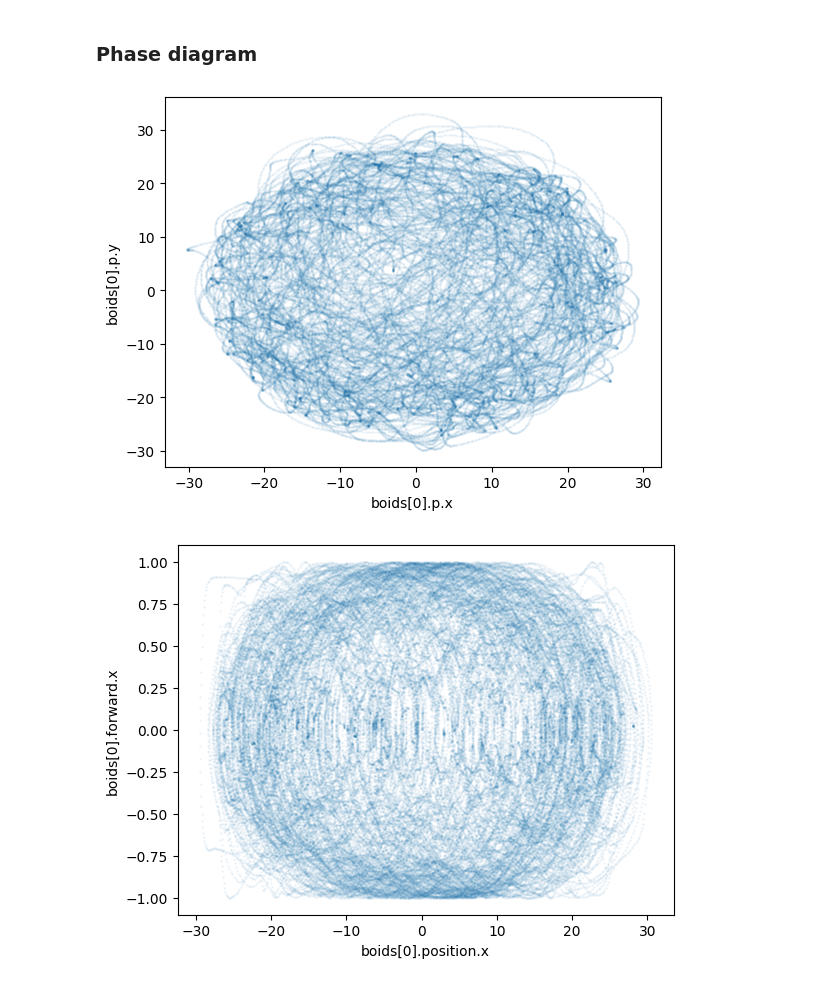
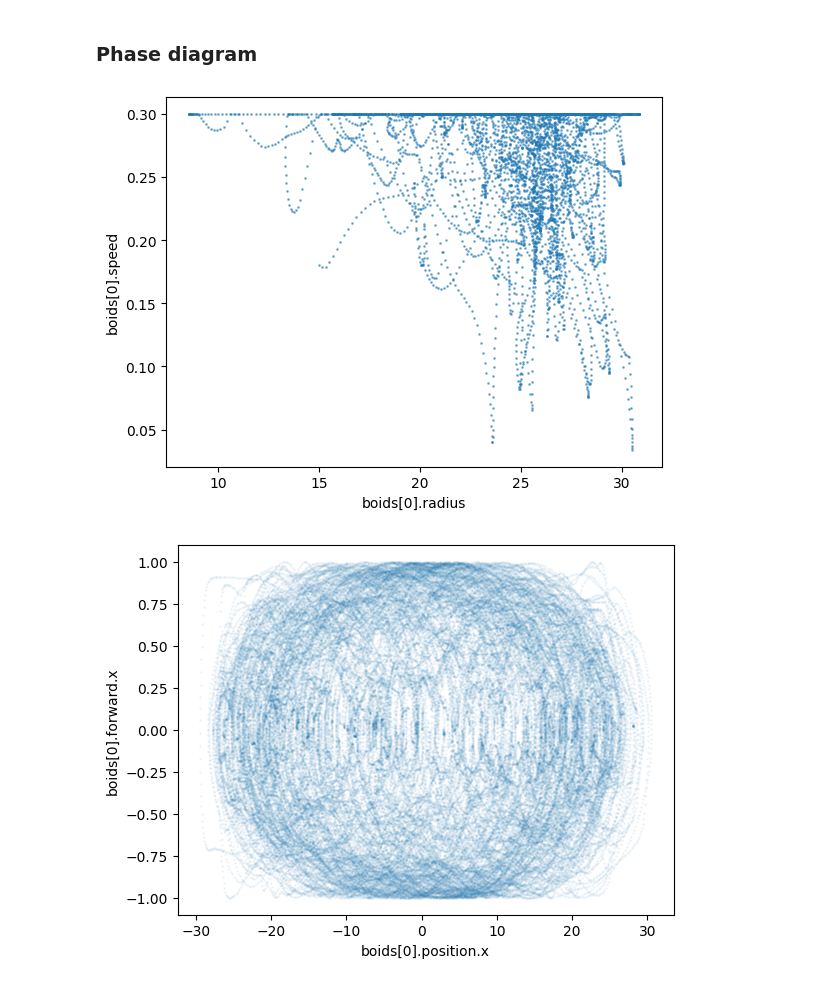
Before and after one commit to matthewshang/flock, a Jupyter notebook: ergodic.ipynb, the cells around one changed output. Cells and saved outputs as stored; diff of their text form; code cells hidden in the pictures.

```diff
--- a/ergodic.ipynb
+++ b/ergodic.ipynb
@@ -209,11 +209,3 @@ config = jf.Config(
 )
 
 state = jf.init_state(config, jax.random.PRNGKey(0))
-pos = trajectory(state, params, lambda state: state.position[0, :2], config, 300000)
-
-plt.scatter(pos[200000:, 0], pos[200000:, 1], s=1, alpha=0.05)
-plt.xlabel('boids[0].p.x')
-plt.ylabel('boids[0].p.y')
-plt.show()
-# %% [output]
-[figure, removed]
@@ -220,3 +220,15 @@ plt.show()
+# %%
+def get_pos(state: jf.State):
+    dist = jp.linalg.norm(state.position[0], axis=-1)
+    return jp.hstack([dist, state.speed[0]])
+pos = trajectory(state, params, get_pos, config, 6000)
+
+plt.scatter(pos[:, 0], pos[:, 1], s=1, alpha=0.5)
+plt.xlabel('boids[0].radius')
+plt.ylabel('boids[0].speed')
+plt.show()
+# %% [output]
+[figure, added]
 # %%
 pos = trajectory(state, params, lambda state: jp.hstack([state.position[0, 0], state.forward[0, 0]]), config, 100000)
 
```
Also changed, not shown: parts of 1 cell of this notebook, 1 other file.
